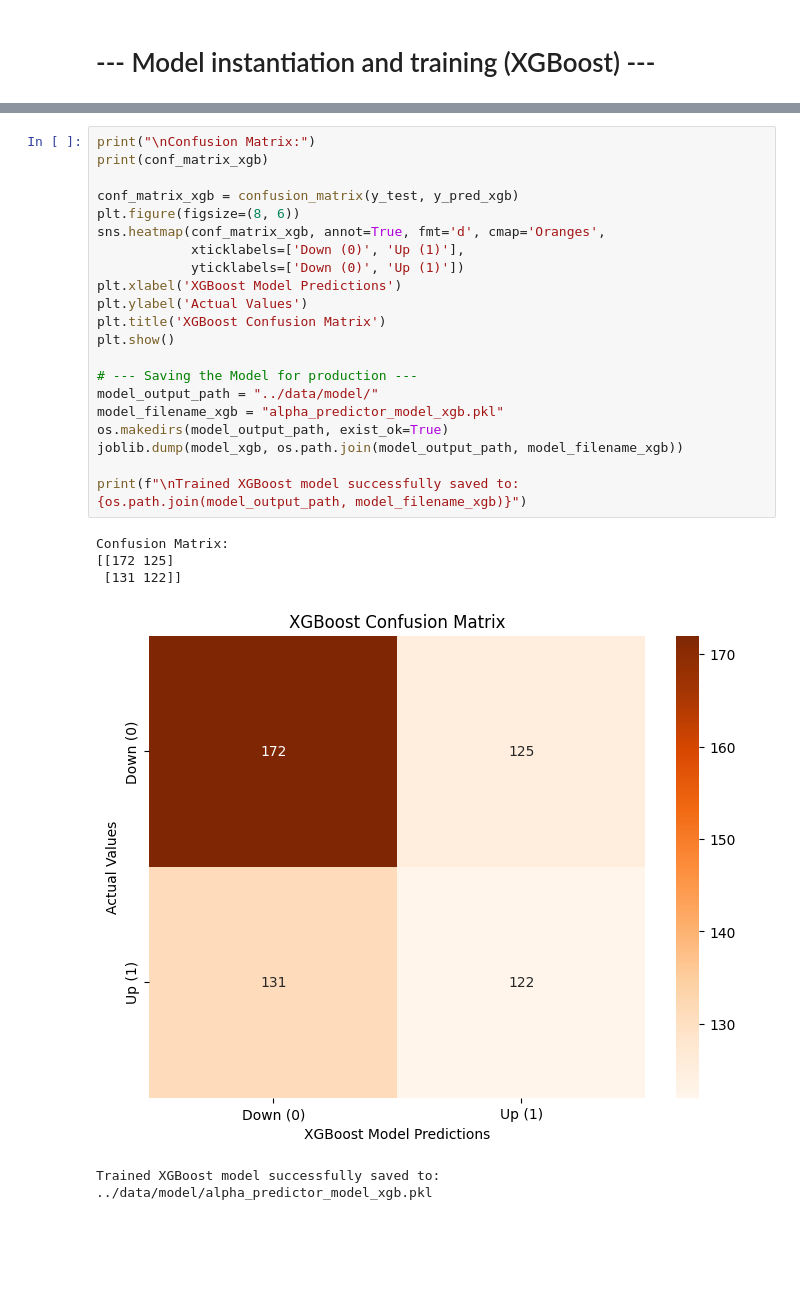
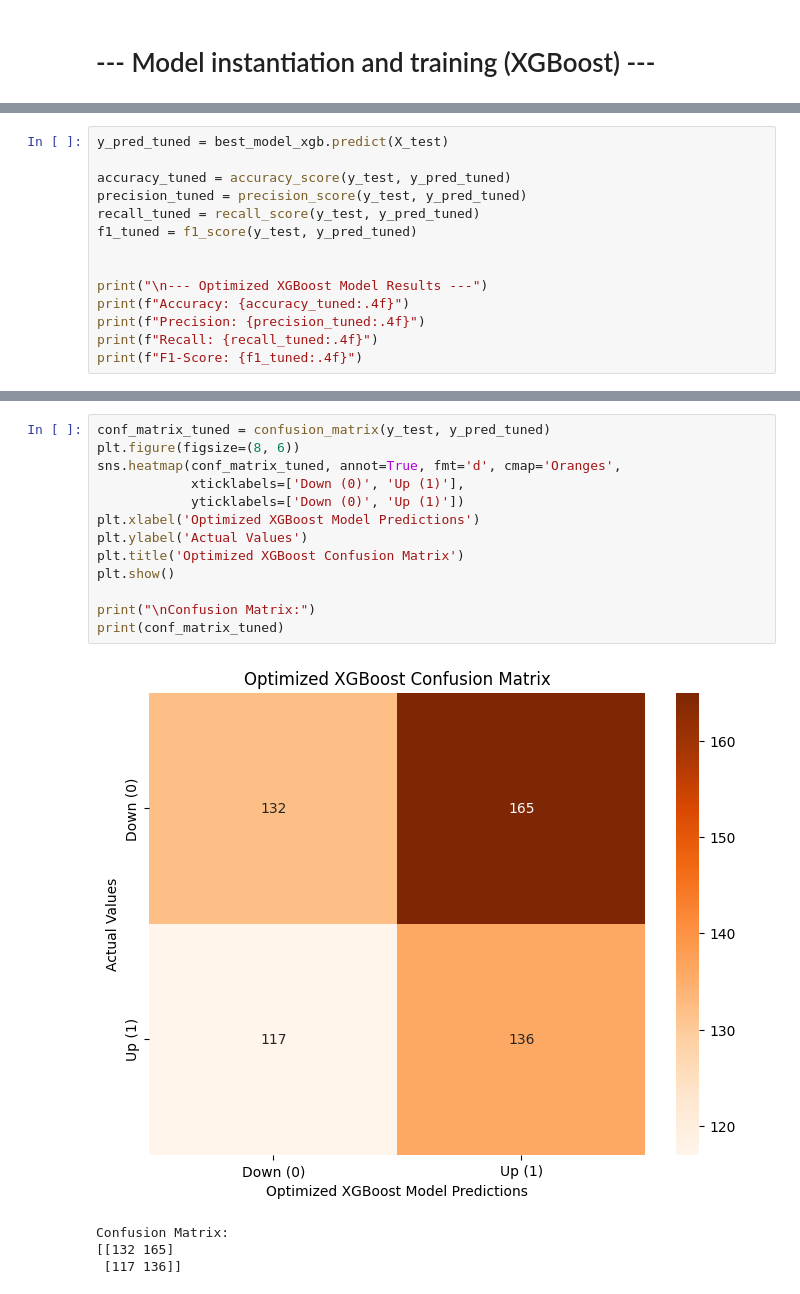
Before and after one commit to Tentorias/Alpha-Predictor, a Jupyter notebook: notebooks/6_advanced_models.ipynb, the cells around one changed output, grey strips where cells are left out. Saved outputs shown, nothing was run; the diff lists cells and outputs as text; blank space fills up the shorter version.

```diff
--- a/notebooks/6_advanced_models.ipynb
+++ b/notebooks/6_advanced_models.ipynb
@@ -85,0 +142,14 @@ Parameters: { "use_label_encoder" } are not used.
+# %%
+y_pred_tuned = best_model_xgb.predict(X_test)
+
+accuracy_tuned = accuracy_score(y_test, y_pred_tuned)
+precision_tuned = precision_score(y_test, y_pred_tuned)
+recall_tuned = recall_score(y_test, y_pred_tuned)
+f1_tuned = f1_score(y_test, y_pred_tuned)
+
+
+print("\n--- Optimized XGBoost Model Results ---")
+print(f"Accuracy: {accuracy_tuned:.4f}")
+print(f"Precision: {precision_tuned:.4f}")
+print(f"Recall: {recall_tuned:.4f}")
+print(f"F1-Score: {f1_tuned:.4f}")
@@ -88,27 +164,18 @@ Parameters: { "use_label_encoder" } are not used.
 # %%
-print("\nConfusion Matrix:")
-print(conf_matrix_xgb)
-
-conf_matrix_xgb = confusion_matrix(y_test, y_pred_xgb)
+conf_matrix_tuned = confusion_matrix(y_test, y_pred_tuned)
 plt.figure(figsize=(8, 6))
-sns.heatmap(conf_matrix_xgb, annot=True, fmt='d', cmap='Oranges',
+sns.heatmap(conf_matrix_tuned, annot=True, fmt='d', cmap='Oranges',
             xticklabels=['Down (0)', 'Up (1)'],
             yticklabels=['Down (0)', 'Up (1)'])
-plt.xlabel('XGBoost Model Predictions')
+plt.xlabel('Optimized XGBoost Model Predictions')
 plt.ylabel('Actual Values')
-plt.title('XGBoost Confusion Matrix')
+plt.title('Optimized XGBoost Confusion Matrix')
 plt.show()
 
-# --- Saving the Model for production ---
-model_output_path = "../data/model/"
-model_filename_xgb = "alpha_predictor_model_xgb.pkl"
-os.makedirs(model_output_path, exist_ok=True)
-joblib.dump(model_xgb, os.path.join(model_output_path, model_filename_xgb))
-
-print(f"\nTrained XGBoost model successfully saved to: {os.path.join(model_output_path, model_filename_xgb)}")
+print("\nConfusion Matrix:")
+print(conf_matrix_tuned)
 # %% [output]
+[figure, new version]
 Confusion Matrix:
-[[172 125]
- [131 122]]
+[[132 165]
+ [117 136]]
-[figure, old version]
-Trained XGBoost model successfully saved to: ../data/model/alpha_predictor_model_xgb.pkl
```
Also changed, not shown: parts of 9 cells of this notebook, 1 other file.
